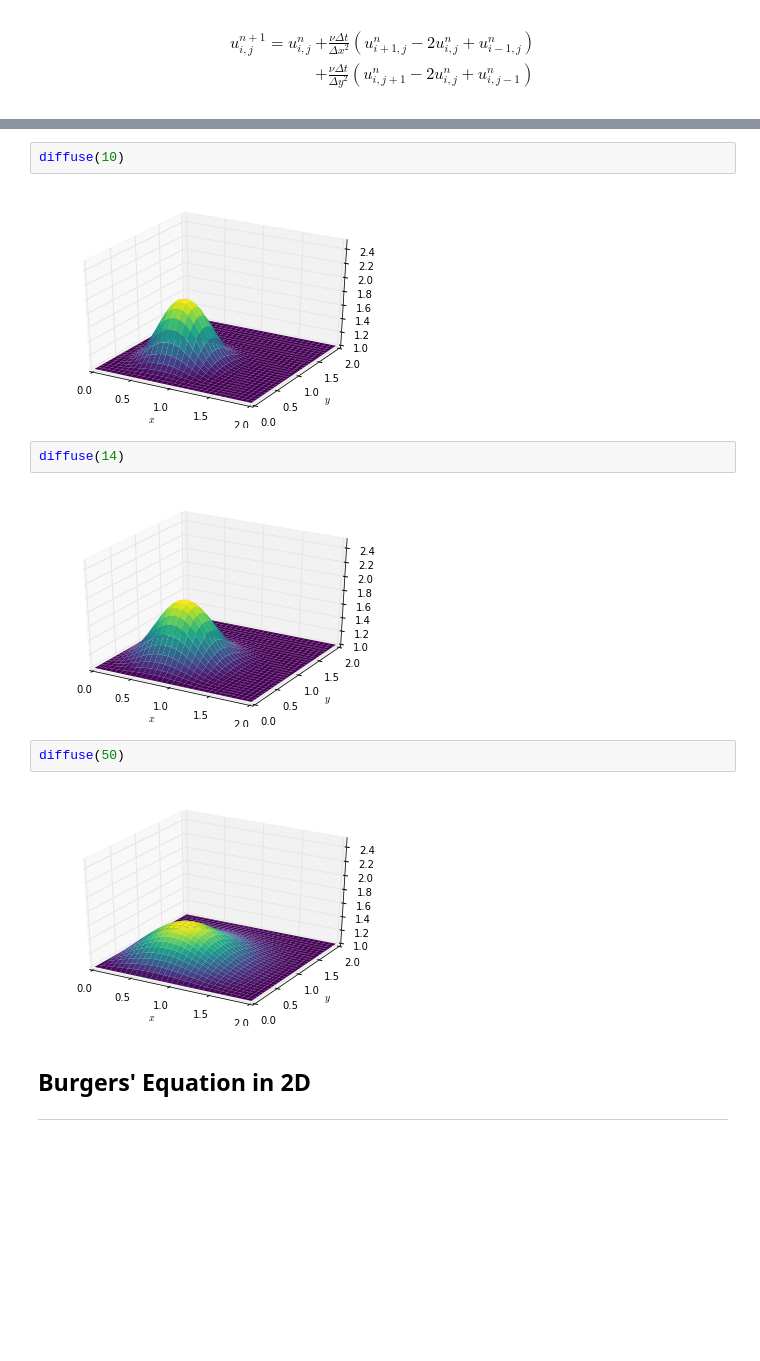
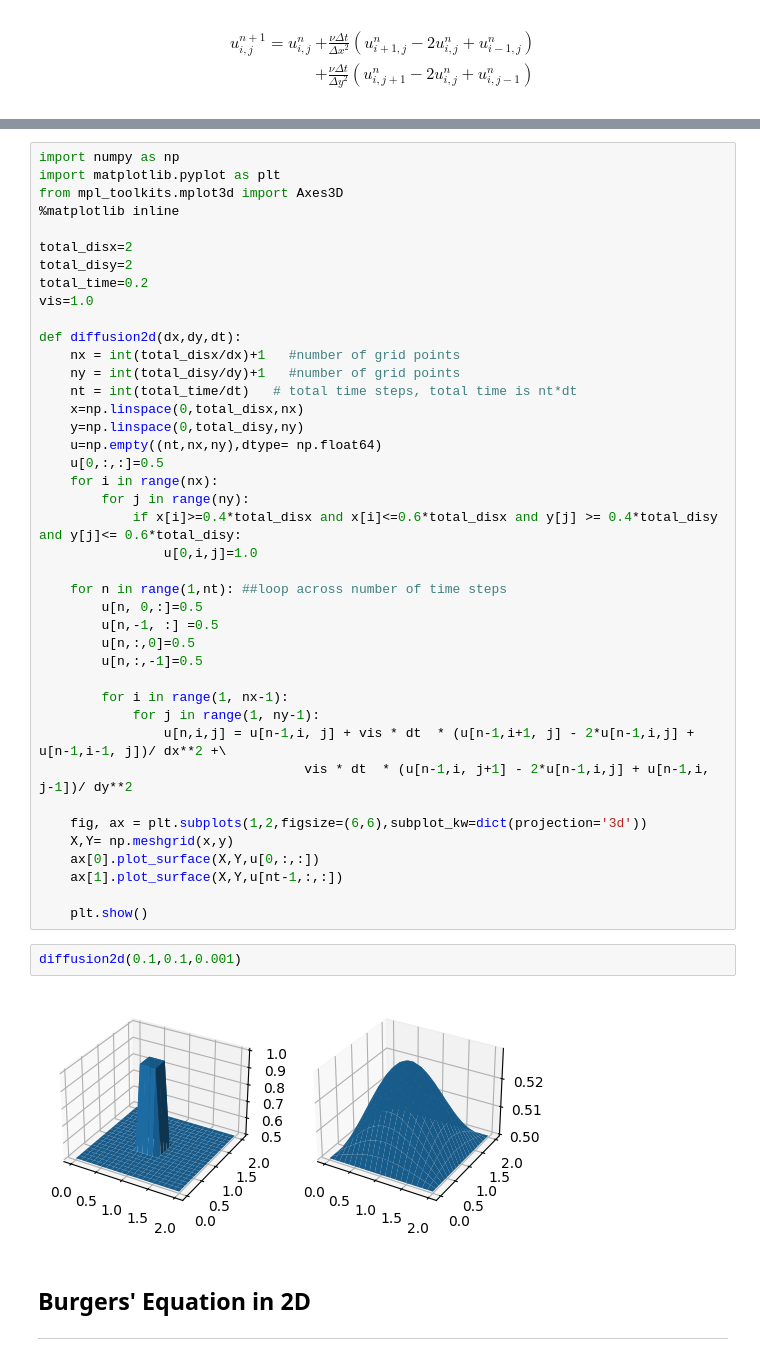
Before and after one commit to yyhyan100/myCFD_tutorial, a Jupyter notebook: topic6_more2Dsimple.ipynb, the cells around one changed output, grey strips where cells are left out. Cells and saved outputs as stored; diff of their text form; blank space fills up the shorter version.

```diff
--- a/topic6_more2Dsimple.ipynb
+++ b/topic6_more2Dsimple.ipynb
@@ -208,15 +112,48 @@ def diffuse(nt):
-# %%
-diffuse(10)
-# %% [output]
-[figure, removed]
-# %%
-diffuse(14)
-# %% [output]
-[figure, removed]
-# %%
-diffuse(50)
-# %% [output]
-[figure, removed]
+# %%
+import numpy as np
+import matplotlib.pyplot as plt
+from mpl_toolkits.mplot3d import Axes3D
+%matplotlib inline
+
+total_disx=2
+total_disy=2
+total_time=0.2
+vis=1.0
+
+def diffusion2d(dx,dy,dt):
+    nx = int(total_disx/dx)+1   #number of grid points
+    ny = int(total_disy/dy)+1   #number of grid points
+    nt = int(total_time/dt)   # total time steps, total time is nt*dt
+    x=np.linspace(0,total_disx,nx)
+    y=np.linspace(0,total_disy,ny)
+    u=np.empty((nt,nx,ny),dtype= np.float64)
+    u[0,:,:]=0.5
+    for i in range(nx):
+        for j in range(ny):
+            if x[i]>=0.4*total_disx and x[i]<=0.6*total_disx and y[j] >= 0.4*total_disy and y[j]<= 0.6*total_disy:
+                u[0,i,j]=1.0
+
+    for n in range(1,nt): ##loop across number of time steps
+        u[n, 0,:]=0.5
+        u[n,-1, :] =0.5
+        u[n,:,0]=0.5
+        u[n,:,-1]=0.5
+
+        for i in range(1, nx-1):
+            for j in range(1, ny-1):
+                u[n,i,j] = u[n-1,i, j] + vis * dt  * (u[n-1,i+1, j] - 2*u[n-1,i,j] + u[n-1,i-1, j])/ dx**2 +\
+                                  vis * dt  * (u[n-1,i, j+1] - 2*u[n-1,i,j] + u[n-1,i, j-1])/ dy**2
+
+    fig, ax = plt.subplots(1,2,figsize=(6,6),subplot_kw=dict(projection='3d'))
+    X,Y= np.meshgrid(x,y)
+    ax[0].plot_surface(X,Y,u[0,:,:])
+    ax[1].plot_surface(X,Y,u[nt-1,:,:])
+
+    plt.show()
+# %%
+diffusion2d(0.1,0.1,0.001)
+# %% [output]
+[figure, added]
 # %% [markdown]
 Burgers' Equation in 2D
 ----
```
Also changed, not shown: parts of 22 cells of this notebook.
